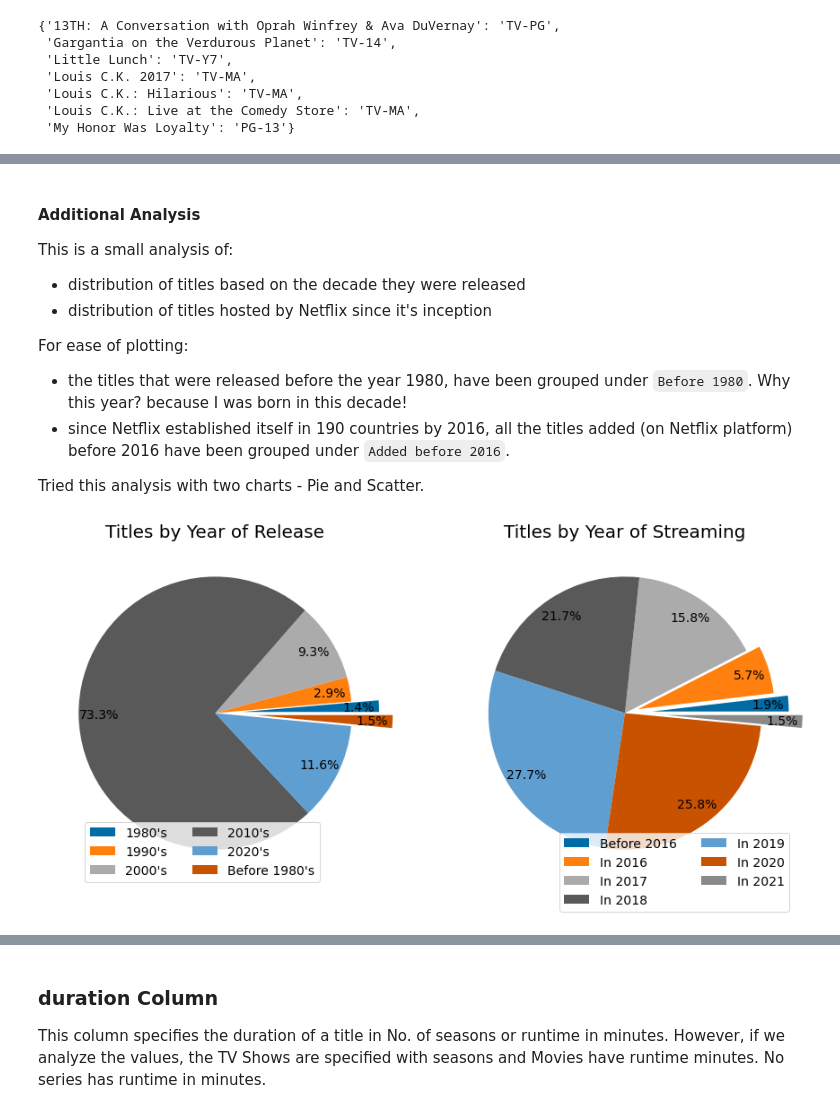
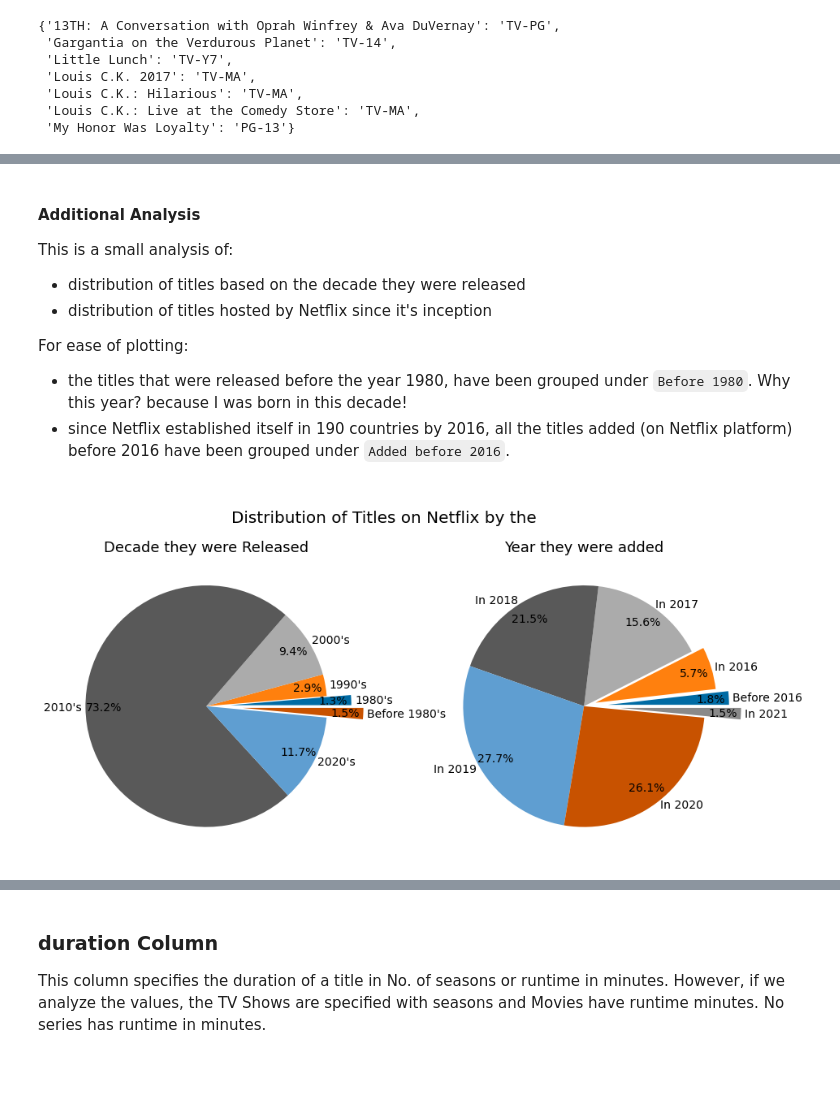
Before and after one commit to vivek-kotecha/netflix-recommender, a Jupyter notebook: workbooks/Netflix_Exploratory_Analysis.ipynb, the cells around one changed output, grey strips where cells are left out. Drawn from its saved outputs; the diff is of its cells as text; code cells hidden in the pictures; blank space fills up the shorter version.

```diff
--- a/workbooks/Netflix_Exploratory_Analysis.ipynb
+++ b/workbooks/Netflix_Exploratory_Analysis.ipynb
@@ -271,8 +248,8 @@ This is a small analysis of:
 For ease of plotting:
 - the titles that were released before the year 1980, have been grouped under `Before 1980`. Why this year? because I was born in this decade!
 - since Netflix established itself in 190 countries by 2016, all the titles added (on Netflix platform) before 2016 have been grouped under `Added before 2016`.
-
-Tried this analysis with two charts - Pie and Scatter.
+# %% [markdown]
+<a id = "group-pie-chart-years-data"></a>
 # %%
 # calculate the decade for each year of release
 decade_df = (netflix_raw_data["release_year"] // 10 * 10).value_counts().reset_index()
@@ -294,43 +271,46 @@ data2 = netflix_raw_data["date_added"].dt.year.apply(lambda d: "In " + str(d) if
         value_counts().sort_index()
 # %%
 # create figure object
-fig, ax = plt.subplots(figsize = (15, 12), ncols = 2)
+fig, ax = plt.subplots(figsize = (15, 20), ncols = 2, )
 
 # plot the years when title was released
 ax[0].pie(x = data1.values,
           labels = data1.index,
-          labeldistance = None,
+          labeldistance = 1.03,
           autopct = "%.1f%%",
           explode = [0.2, 0, 0, 0, 0, 0.3],
           pctdistance = 0.85,
           startangle = 0)
 
 # enable and position legend
-ax[0].legend(loc = "upper left", bbox_to_anchor = (0.1, 0.2), ncol = 2)
+# ax[0].legend(loc = "upper left", bbox_to_anchor = (0.1, 0.2), ncol = 2)
 
 # set title for first sub-plot
-ax[0].set_title("Titles by Year of Release")
+ax[0].set_title("Decade they were Released", fontsize = 18, pad = 0)
 
 # plot the years when title was added
 ax[1].pie(x = data2.values,
           labels = data2.index,
-          labeldistance = None,
+          labeldistance = 1.03,
           autopct = "%.1f%%",
           explode = [0.2, 0.1, 0, 0, 0, 0, 0.3],
           pctdistance = 0.85,
           startangle = 0,
           rotatelabels = False)
 
 # set title for second sub-plot
-ax[1].set_title("Titles by Year of Streaming")
+ax[1].set_title("Year they were added", fontsize = 18, pad = 0)
 
 # enable and position legend
-ax[1].legend(loc='lower right', bbox_to_anchor=(1, -0.1), ncol = 2)
+# ax[1].legend(loc='lower right', bbox_to_anchor=(1, -0.1), ncol = 2)
+
+plt.subplots_adjust(wspace = 0.25)
+plt.suptitle(t = "Distribution of Titles on Netflix by the",  y = 0.67, fontsize = 20)
 
 # show plot
 plt.show()
 # %% [output]
-[figure, old version]
+[figure, new version]
 # %%
 # delete non-essential variables
 del decade_df, data1, data2
```
Also changed, not shown: parts of 137 cells of this notebook.
